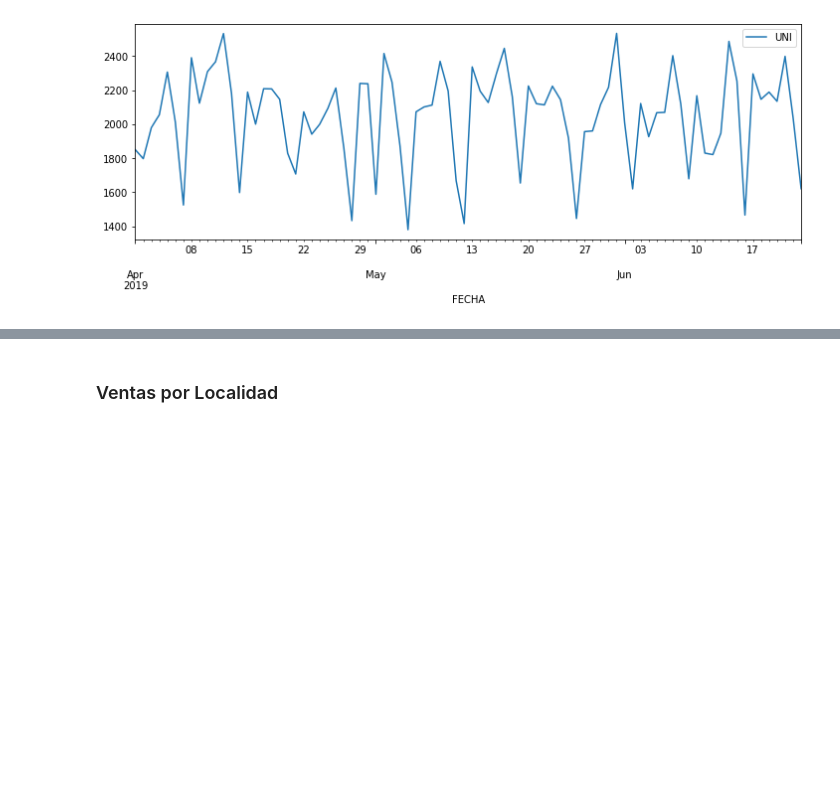
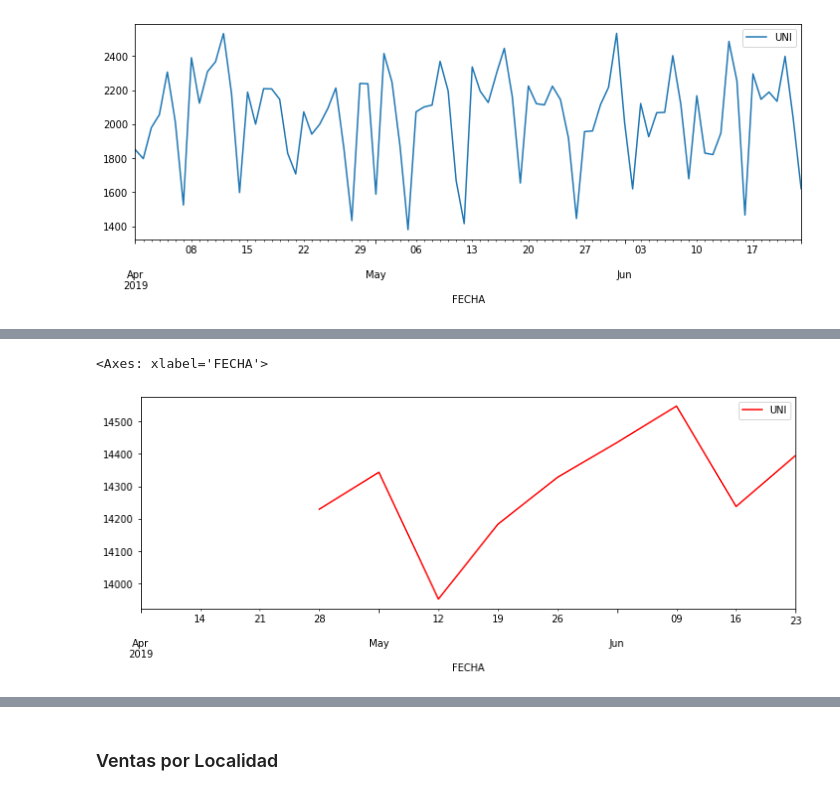
Before and after one commit to PedroAdair/PronosticoVentas, a Jupyter notebook: Retail_Problem.ipynb, the cells around one changed output, grey strips where cells are left out. Drawn from its saved outputs; the diff is of its cells as text; code cells hidden in the pictures; blank space fills up the shorter version.

```diff
--- a/Retail_Problem.ipynb
+++ b/Retail_Problem.ipynb
@@ -110,0 +96,5 @@ bd_Ventas.resample("W", on = "FECHA").sum().plot(figsize=(12, 4))
+# %%
+bd_Ventas.resample("W", on = "FECHA").sum().rolling(4).mean().plot(figsize=(12, 4),color='red')
+# %% [output]
+<Axes: xlabel='FECHA'>
+[figure, added]
```
Also changed, not shown: parts of 45 cells of this notebook.
